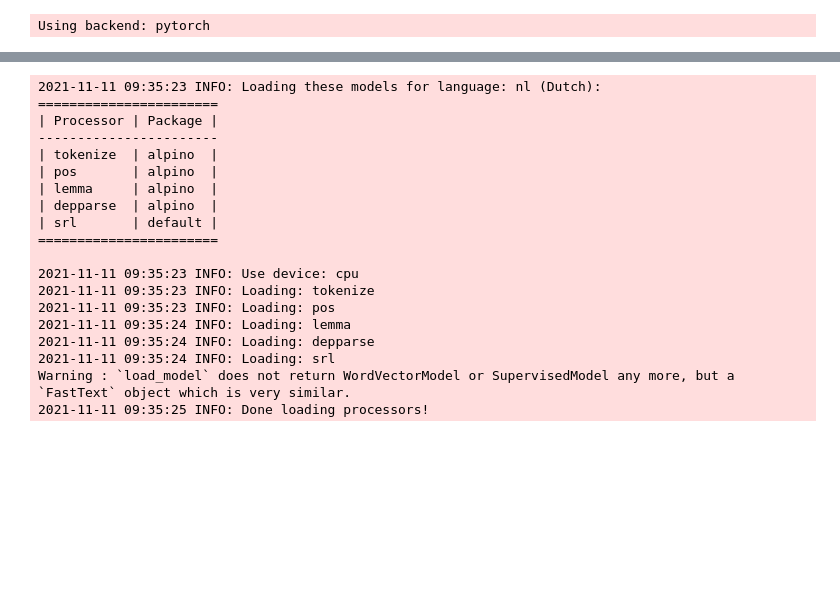
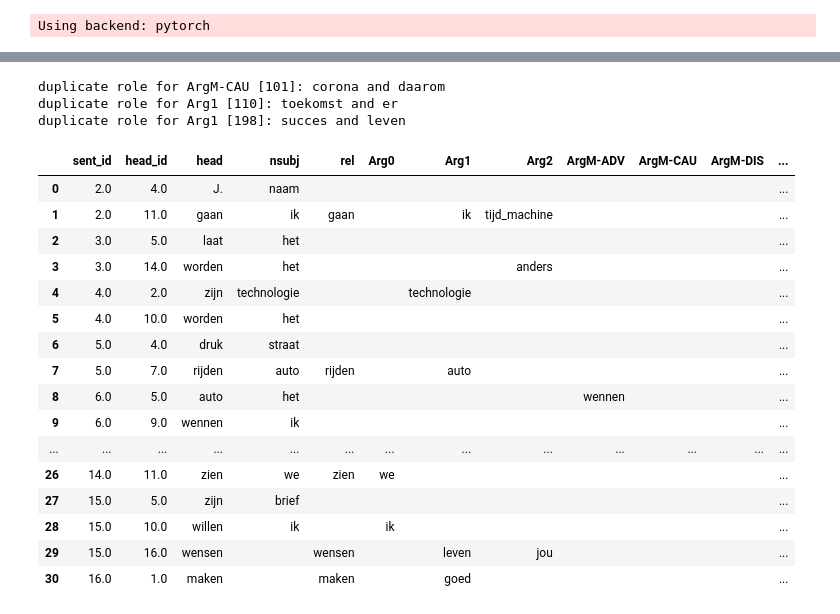
Before and after one commit to navigating-stories/notebooks, a Jupyter notebook: stroll_srl_test.ipynb, the cells around one changed output, grey strips where cells are left out. Drawn from its saved outputs; the diff is of its cells as text; code cells hidden in the pictures; blank space fills up the shorter version.

Commit message:
expanded analysis

```diff
--- a/stroll_srl_test.ipynb
+++ b/stroll_srl_test.ipynb
@@ -45,7 +39,8 @@ def nlp_analysis_to_table(nlp_analysis):
             nbr_of_words += 1
     return nlp_table_df
 # %%
-SRL_FIELDS = [ "sent_id", "head_id", "head", "nsubj", "rel", "Arg0", "Arg1", "ArgM-CAU", "ArgM-MNR", "ArgM-NEG" ]
+SRL_FIELDS = [ "sent_id", "head_id", "head", "nsubj", "rel", "Arg0", "Arg1", "Arg2",
+               "ArgM-ADV", "ArgM-CAU", "ArgM-DIS", "ArgM-LOC", "ArgM-MNR", "ArgM-MOD", "ArgM-NEG", "ArgM-REC", "ArgM-TMP" ]
 
 
 def srl_dict_to_srl_list(srl_dict):
@@ -60,8 +55,10 @@ def add_srl_data_to_srl_table(srl_table_df, srl_data, sentence):
     for phrase_key in srl_data:
         if 'head' in srl_data[phrase_key]:
             srl_data[phrase_key]["head"] += " " + sentence[phrase_key]
+        elif phrase_key > 0:
+            srl_data[phrase_key]["head"] = sentence[phrase_key]
         else:
-            srl_data[phrase_key]["head"] = sentence[phrase_key]
+            srl_data[phrase_key]["head"] = "FILLER"
         srl_table_df.loc[len(srl_table_df)] = srl_dict_to_srl_list(srl_data[phrase_key])
 
 
@@ -72,8 +69,9 @@ def nlp_table_to_srl_table(nlp_table_df):
     last_id = 0
     sent_id = 1
     for i, row in nlp_table_df.iterrows():
-        if row['id'] <= last_id and len(srl_data) > 0:
-            add_srl_data_to_srl_table(srl_table_df, srl_data, sentence)
+        if row['id'] <= last_id:
+            if len(srl_data) > 0:
+                add_srl_data_to_srl_table(srl_table_df, srl_data, sentence)
             sent_id += 1
             srl_data = {}
             sentence = {}
@@ -81,7 +79,7 @@ def nlp_table_to_srl_table(nlp_table_df):
             if row['head'] not in srl_data:
                 srl_data[row['head']] = { "sent_id": sent_id, "head_id": row["head"] }
             if row['srl'] in srl_data[row['head']]:
-                print(f"duplicate role for {row['srl']}: {srl_data[row['head']][row['srl']]} and {row['lemma']}")
+                print(f"duplicate role for {row['srl']} [{i}]: {srl_data[row['head']][row['srl']]} and {row['lemma']}")
             srl_data[row['head']][row['srl']] = row['lemma']
         if row['frame'] == "rel":
             if row['id'] not in srl_data:
@@ -106,3 +104,16 @@ def nlp_table_to_srl_table(nlp_table_df):
     if len(srl_data) > 0:
         add_srl_data_to_srl_table(srl_table_df, srl_data, sentence)
     return srl_table_df
+# %%
+FILE_DIR = "../letters/"
+
+def read_file(in_file_id):
+    try:
+        in_file = open(f"{FILE_DIR}{in_file_id}.txt", "r")
+    except:
+        sys.exit(f"cannot open {FILE_DIR}{in_file_id}.txt")
+    text = ""
+    for line in in_file:
+        text += line.strip() + " "
+    in_file.close()
+    return text.strip()
@@ -109,24 +142,26 @@ def nlp_table_to_srl_table(nlp_table_df):
 # %%
-run_nlp = stanza.Pipeline(lang='nl', processors='tokenize,lemma,pos,depparse,srl')
-nlp_analysis = run_nlp(PARAGRAPH)
+text = read_file(10)
+nlp_analysis = run_nlp(text)
 nlp_table_df = nlp_analysis_to_table(nlp_analysis)
+nlp_table_to_srl_table(nlp_table_df)
 # %% [output]
-2021-11-11 09:35:23 INFO: Loading these models for language: nl (Dutch):
-=======================
-| Processor | Package |
------------------------
-| tokenize  | alpino  |
-| pos       | alpino  |
-| lemma     | alpino  |
-| depparse  | alpino  |
-| srl       | default |
-=======================
-
-2021-11-11 09:35:23 INFO: Use device: cpu
-2021-11-11 09:35:23 INFO: Loading: tokenize
-2021-11-11 09:35:23 INFO: Loading: pos
-2021-11-11 09:35:24 INFO: Loading: lemma
-2021-11-11 09:35:24 INFO: Loading: depparse
-2021-11-11 09:35:24 INFO: Loading: srl
-Warning : `load_model` does not return WordVectorModel or SupervisedModel any more, but a `FastText` object which is very similar.
-2021-11-11 09:35:25 INFO: Done loading processors!
+duplicate role for ArgM-CAU [101]: corona and daarom
+duplicate role for Arg1 [110]: toekomst and er
+duplicate role for Arg1 [198]: succes and leven
+|  | sent_id | head_id | head | nsubj | rel | Arg0 | Arg1 | Arg2 | ArgM-ADV | ArgM-CAU | ArgM-DIS | ... |
+| 0 | 2.0 | 4.0 | J. | naam |  |  |  |  |  |  |  | ... |
+| 1 | 2.0 | 11.0 | gaan | ik | gaan |  | ik | tijd_machine |  |  |  | ... |
+| 2 | 3.0 | 5.0 | laat | het |  |  |  |  |  |  |  | ... |
+| 3 | 3.0 | 14.0 | worden | het |  |  |  | anders |  |  |  | ... |
+| 4 | 4.0 | 2.0 | zijn | technologie |  |  | technologie |  |  |  |  | ... |
+| 5 | 4.0 | 10.0 | worden | het |  |  |  |  |  |  |  | ... |
+| 6 | 5.0 | 4.0 | druk | straat |  |  |  |  |  |  |  | ... |
+| 7 | 5.0 | 7.0 | rijden | auto | rijden |  | auto |  |  |  |  | ... |
+| 8 | 6.0 | 5.0 | auto | het |  |  |  |  | wennen |  |  | ... |
+| 9 | 6.0 | 9.0 | wennen | ik |  |  |  |  |  |  |  | ... |
+| ... | ... | ... | ... | ... | ... | ... | ... | ... | ... | ... | ... | ... |
+| 26 | 14.0 | 11.0 | zien | we | zien | we |  |  |  |  |  | ... |
+| 27 | 15.0 | 5.0 | zijn | brief |  |  |  |  |  |  |  | ... |
+| 28 | 15.0 | 10.0 | willen | ik |  | ik |  |  |  |  |  | ... |
+| 29 | 15.0 | 16.0 | wensen |  | wensen |  | leven | jou |  |  |  | ... |
+| 30 | 16.0 | 1.0 | maken |  | maken |  | goed |  |  |  |  | ... |
```
Also changed, not shown: parts of 6 cells of this notebook.
